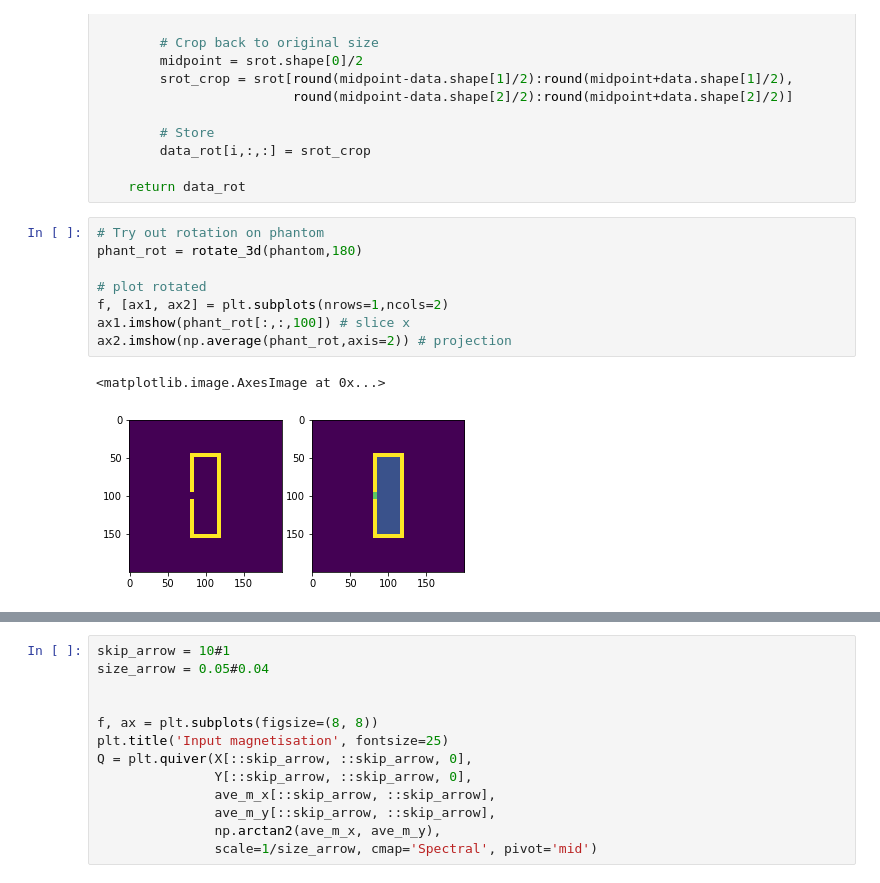
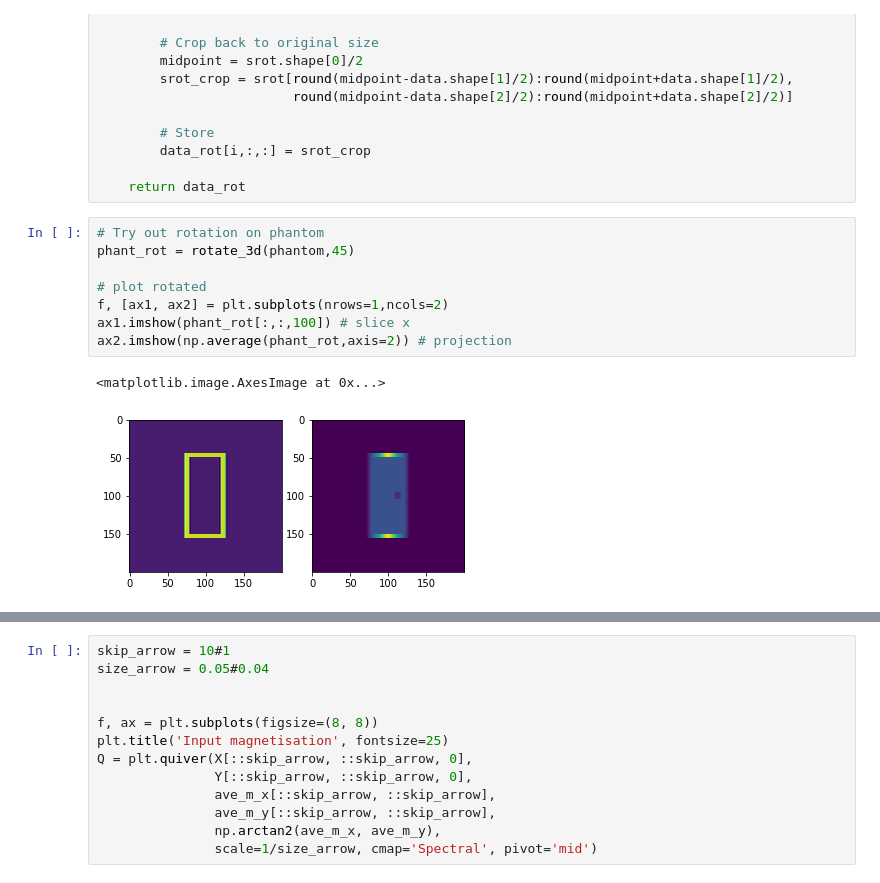
Before and after one commit to grlewis333/phd-work, a Jupyter notebook: holo-sim.ipynb, the cells around one changed output, grey strips where cells are left out. Saved outputs shown, nothing was run; the diff lists cells and outputs as text.

```diff
--- a/holo-sim.ipynb
+++ b/holo-sim.ipynb
@@ -461,15 +461,15 @@ def rotate_3d(data,angle):
     return data_rot
 # %%
 # Try out rotation on phantom
-phant_rot = rotate_3d(phantom,180)
+phant_rot = rotate_3d(phantom,45)
 
 # plot rotated
 f, [ax1, ax2] = plt.subplots(nrows=1,ncols=2)
 ax1.imshow(phant_rot[:,:,100]) # slice x
 ax2.imshow(np.average(phant_rot,axis=2)) # projection
 # %% [output]
 <matplotlib.image.AxesImage at 0x...>
-[figure, old version]
+[figure, new version]
 # %%
 # Next is to do this but for M vector at each point
 # Generate x,y value
```
Also changed, not shown: parts of 22 cells of this notebook.
